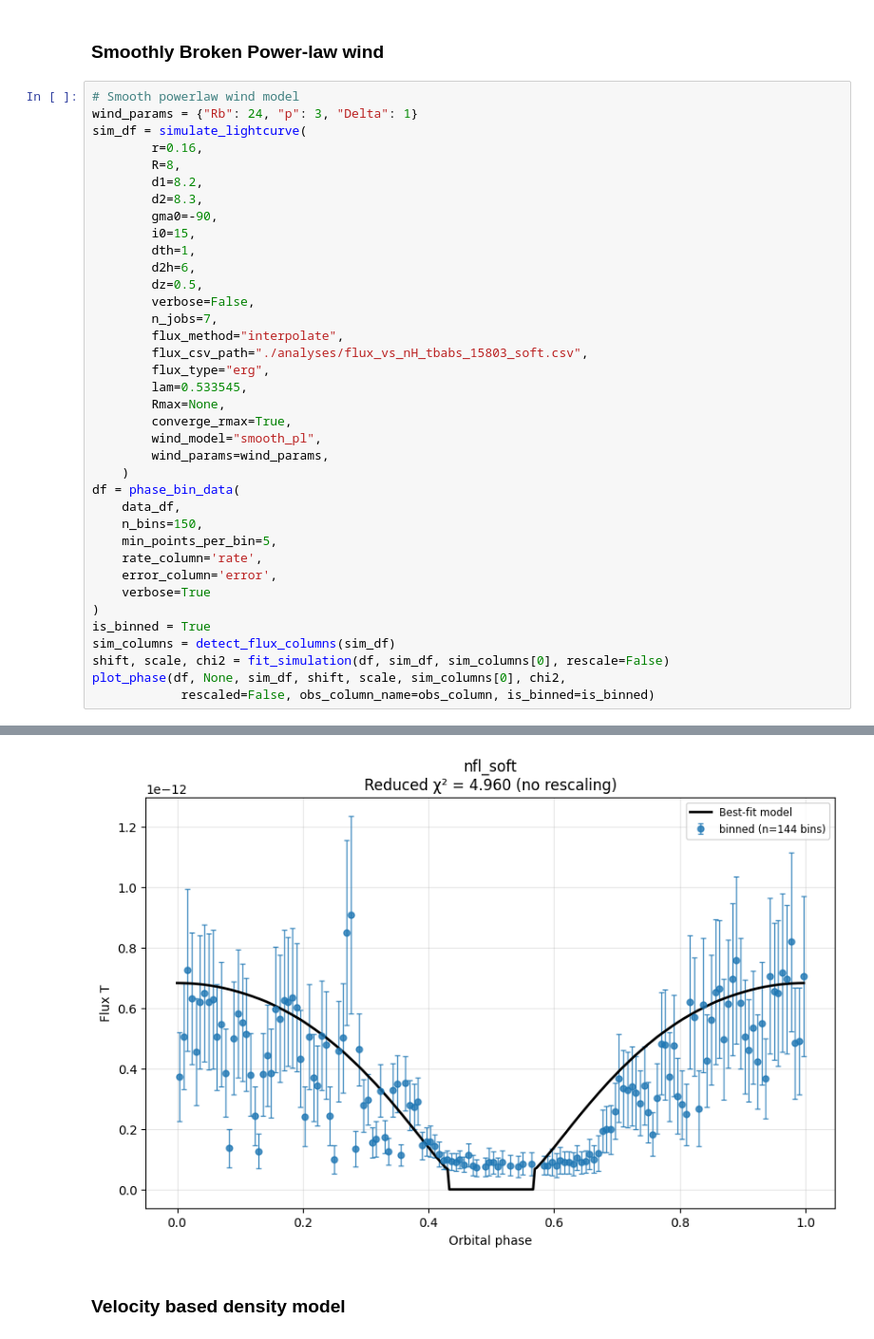
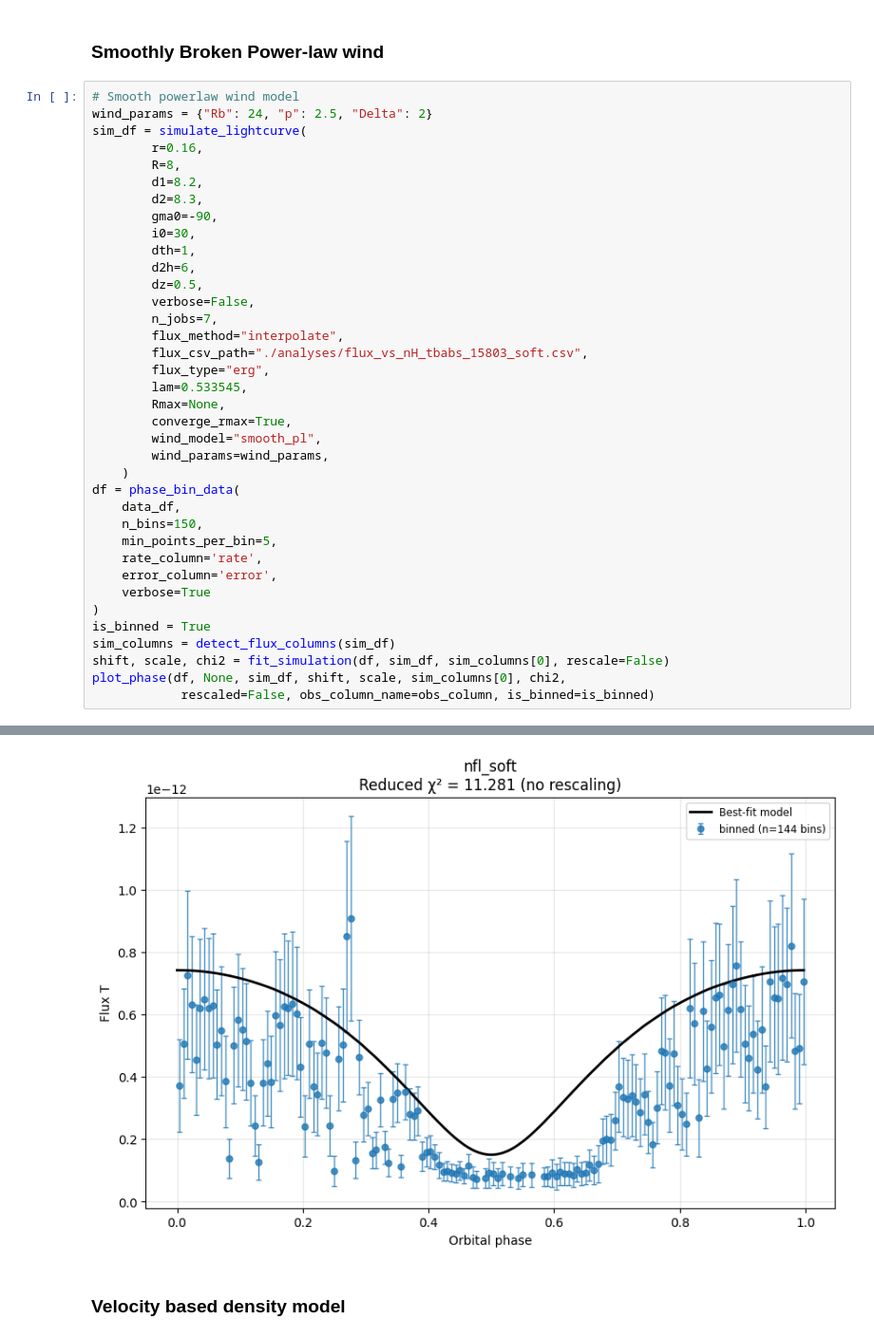
Before and after one commit to Ruchit10/XRB_LightCurve, a Jupyter notebook: xrb_toy_wind_models.ipynb, the cells around one changed output, grey strips where cells are left out. Shown at 95% size. Drawn from its saved outputs; the diff is of its cells as text.

```diff
--- a/xrb_toy_wind_models.ipynb
+++ b/xrb_toy_wind_models.ipynb
@@ -38,14 +38,14 @@ Removed 131 zero/NaN flux data points (1367 remaining)
 ### Smoothly Broken Power-law wind
 # %%
 # Smooth powerlaw wind model
-wind_params = {"Rb": 24, "p": 3, "Delta": 1}
+wind_params = {"Rb": 24, "p": 2.5, "Delta": 2}
 sim_df = simulate_lightcurve(
         r=0.16,
         R=8,
         d1=8.2,
         d2=8.3,
         gma0=-90,
-        i0=15,
+        i0=30,
         dth=1,
         d2h=6,
         dz=0.5,
@@ -82,4 +82,4 @@ Chi-square (no rescaling):
-[figure, old version]
+[figure, new version]
 # %% [markdown]
 ### Velocity based density model
 # %%
```
Also changed, not shown: parts of 2 cells of this notebook, 2 other files.
